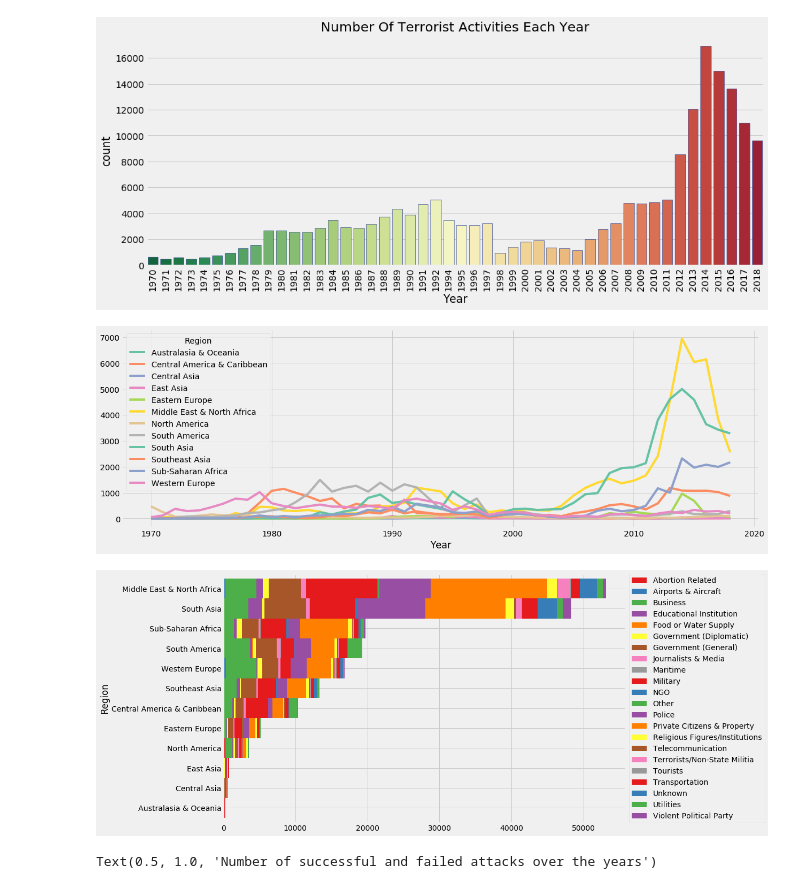
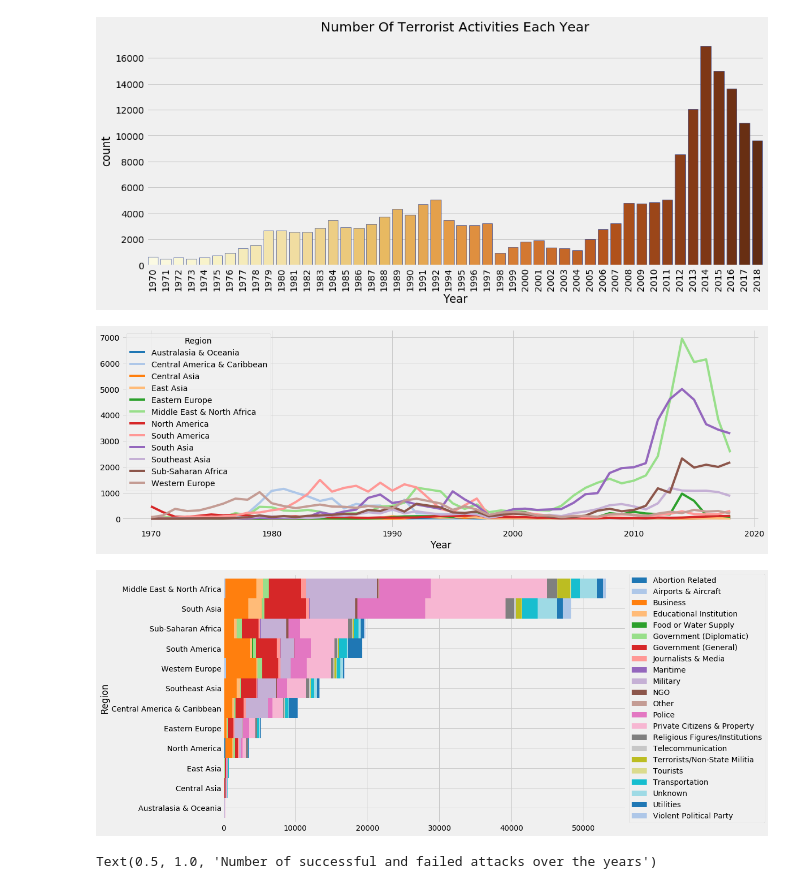
Before and after one commit to alex-hjk/CE4032-DataAnalyticsAndMining-2020, a Jupyter notebook: Yee Han/eda.ipynb, the cells around one changed output. Drawn from its saved outputs; the diff is of its cells as text; code cells hidden in the pictures.

```diff
--- a/Yee Han/eda.ipynb
+++ b/Yee Han/eda.ipynb
@@ -33,29 +33,29 @@ terror.head(3)
 | 2 | 197001000001 | 1970 | 1 | 0 | Philippines | Southeast Asia | Unknown | 15.478598 | 120.599741 | 1 | ... |
 # %%
 plt.subplots(figsize=(15,6))
-sns.countplot('Year',data=terror,palette='RdYlGn_r',edgecolor=sns.color_palette('dark',1))
+sns.countplot('Year',data=terror,palette='YlOrBr',edgecolor=sns.color_palette('dark',1))
 plt.xticks(rotation=90)
 plt.title('Number Of Terrorist Activities Each Year')
 plt.show()
 # %% [output]
-[figure, old version]
+[figure, new version]
 # %%
 terror_region=pd.crosstab(terror.Year,terror.Region)
-terror_region.plot(color=sns.color_palette('Set2',15))
+terror_region.plot(color=sns.color_palette('tab20', 12))
 fig=plt.gcf()
 fig.set_size_inches(18,6)
 # %% [output]
-[figure, old version]
+[figure, new version]
 # %%
 df1 = pd.crosstab(terror.Region,terror.Target_type)
 df1 = df1.reindex(["Australasia & Oceania", "Central Asia","East Asia","North America", "Eastern Europe","Central America & Caribbean","Southeast Asia", "Western Europe","South America","Sub-Saharan Africa","South Asia","Middle East & North Africa"])
-df1.plot.barh(stacked=True,width=1,color=sns.color_palette('Set1',9))
+df1.plot.barh(stacked=True,width=1,color=sns.color_palette("tab20"))
 fig=plt.gcf()
 fig.set_size_inches(12,8)
 plt.legend(loc='center left', bbox_to_anchor=(1.0, 0.5))
 plt.show()
 # %% [output]
-[figure, old version]
+[figure, new version]
 # %%
 # number of successful vs failed attacks over the years
 success_year_stats = terror.groupby(['Year','success'])['eventid'].count().to_frame().reset_index()
```
Also changed, not shown: parts of 2 cells of this notebook, 1 other file.
